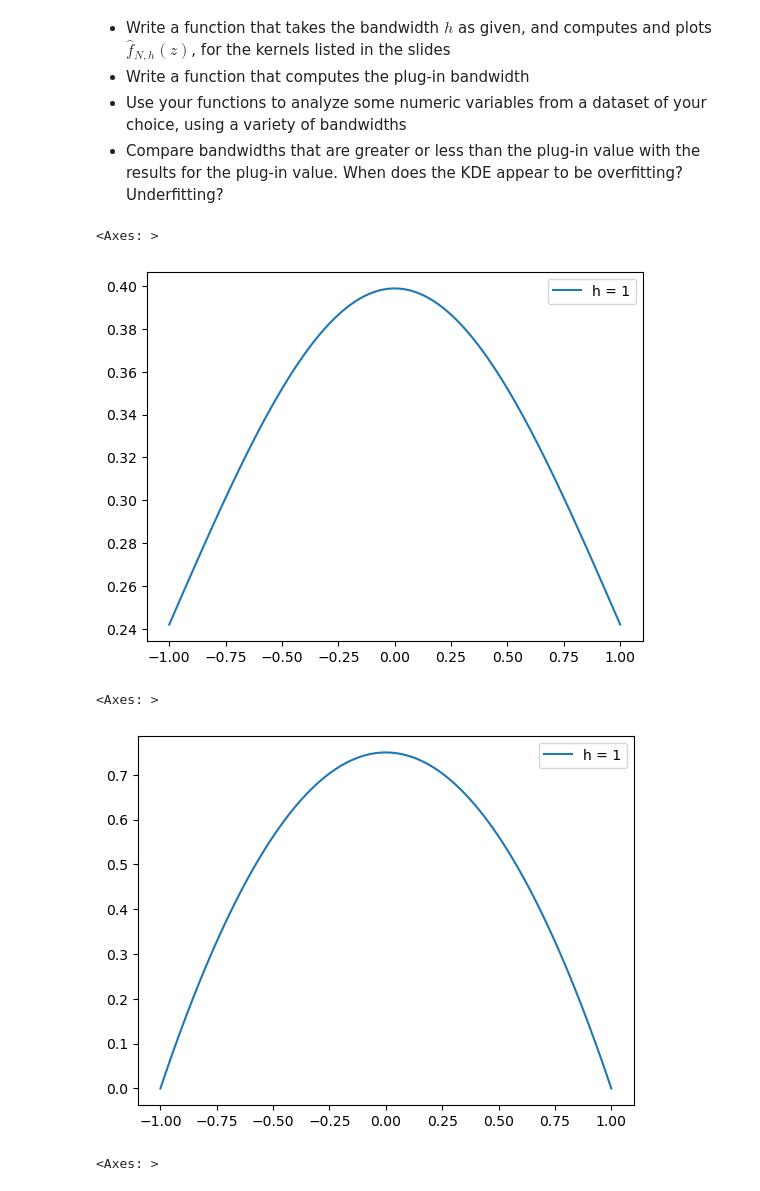
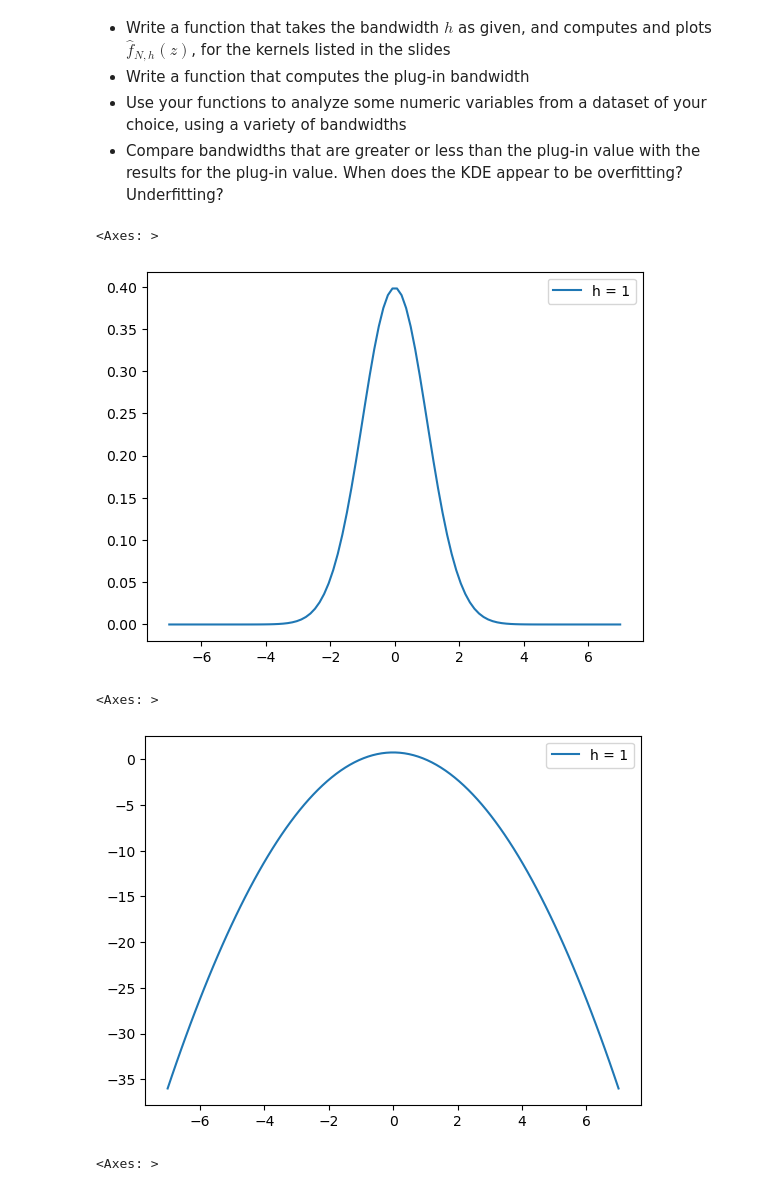
Before and after one commit to isabellouise-delgado/DS5030_assignments, a Jupyter notebook: assignment_2.ipynb, the cells around one changed output. Saved outputs shown, nothing was run; the diff lists cells and outputs as text; code cells hidden in the pictures.

Commit message:
Changed normal kernel grid and ecdf grid

```diff
--- a/assignment_2.ipynb
+++ b/assignment_2.ipynb
@@ -169,24 +169,24 @@ where $h$ is the bandwidth and $k()$ is one of the kernel functions from the cla
 # %%
 # Write a function that takes the bandwidth h as given, and computes and plots the kernels listed in the slides
 # Normal Kernel
 
 M = 100 # steps for grid
-grid = np.linspace(-1,1,M)
+grid = np.linspace(-7,7,M)
 
 def normal_kernel(center,bandwidth):
     density = np.exp( -(( (grid-center)/bandwidth)**2)/2 ) / (bandwidth * np.sqrt(2*np.pi))
     return density
 
 y = normal_kernel(0,1)
 sns.lineplot(x=grid,y=y, label=f'h = 1')
 # %% [output]
 <Axes: >
-[figure, old version]
+[figure, new version]
 # %%
 # Epanechnikov Kernel
 
 M = 100 # steps for grid
-grid = np.linspace(-1,1,M)
+grid = np.linspace(-7,7,M)
 
 def epanechnikov_kernel(bandwidth_h):
     density = (3/4) * (1 - bandwidth_h**2)
@@ -196,7 +196,7 @@ y = epanechnikov_kernel(grid/1)
 sns.lineplot(x=grid,y=y, label=f'h = 1')
 # %% [output]
 <Axes: >
-[figure, old version]
+[figure, new version]
 # %%
 # Uniform kernel
 
```
Also changed, not shown: parts of 1 cell of this notebook.
